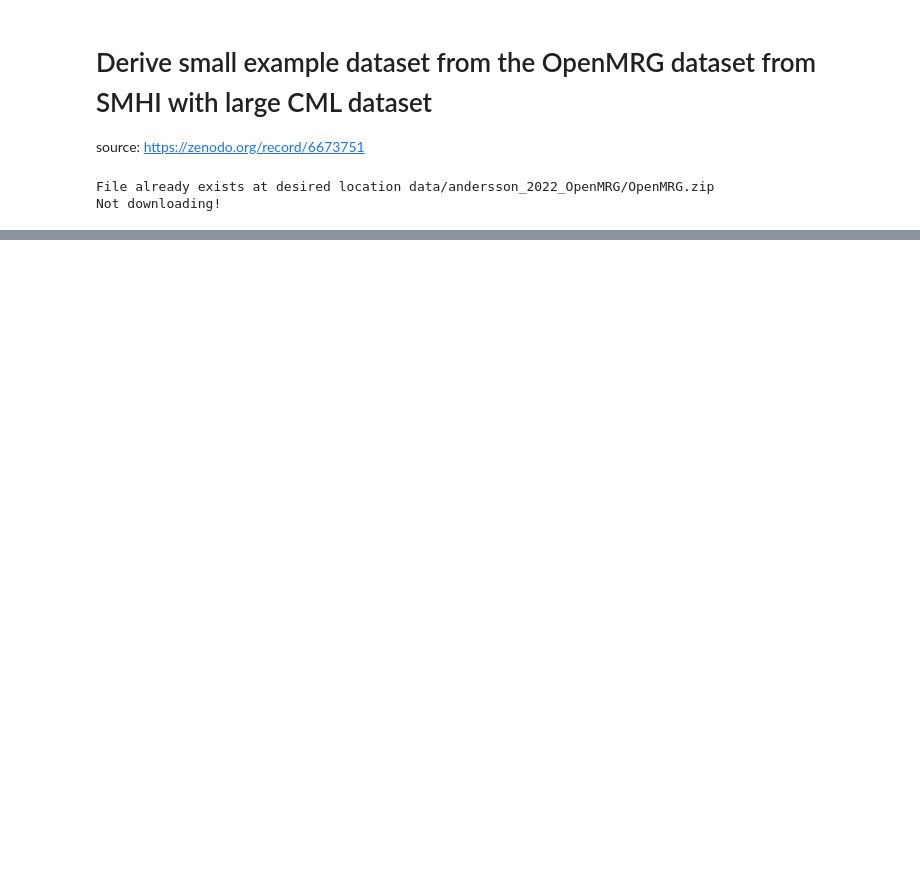
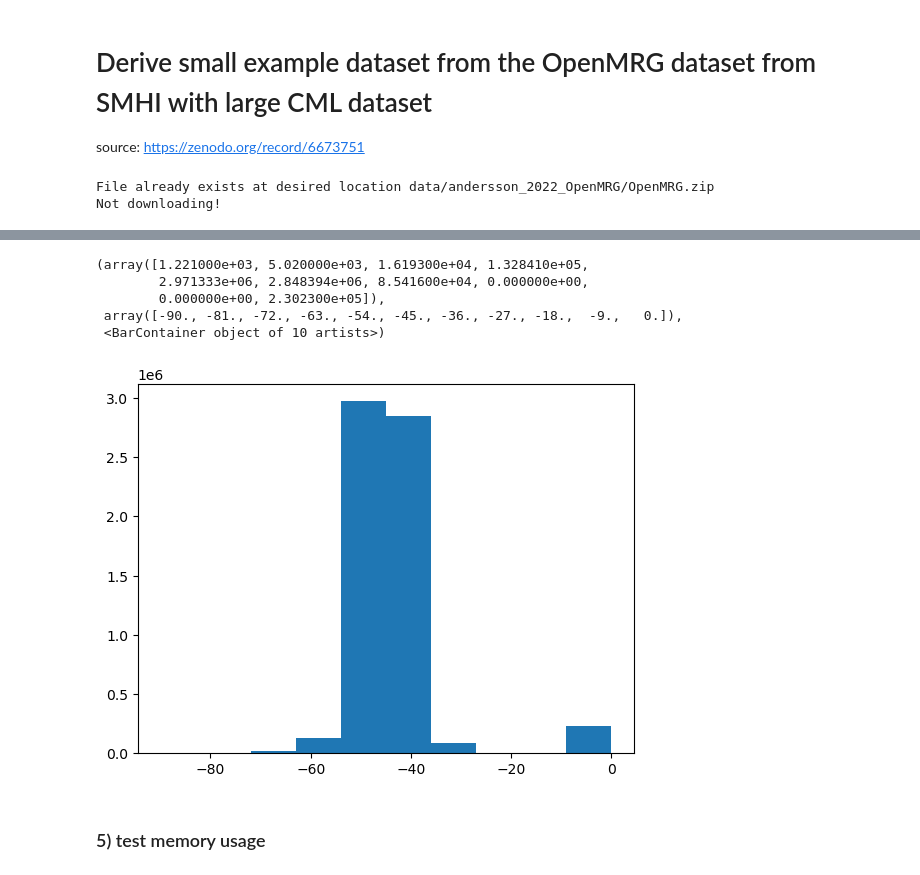
Before and after one commit to OpenSenseAction/OPENSENSE_sandbox, a Jupyter notebook: notebooks/data/create_small_openMRG_example.ipynb, the cells around one changed output, grey strips where cells are left out. Drawn from its saved outputs; the diff is of its cells as text; code cells hidden in the pictures; blank space fills up the shorter version.

```diff
--- a/notebooks/data/create_small_openMRG_example.ipynb
+++ b/notebooks/data/create_small_openMRG_example.ipynb
@@ -118,0 +188,11 @@ ds_multindex.to_netcdf(
+# %%
+plt.hist(ds_linkbylink.rsl.fillna(0).values.ravel())
+# %% [output]
+(array([1.221000e+03, 5.020000e+03, 1.619300e+04, 1.328410e+05,
+        2.971333e+06, 2.848394e+06, 8.541600e+04, 0.000000e+00,
+        0.000000e+00, 2.302300e+05]),
+ array([-90., -81., -72., -63., -54., -45., -36., -27., -18.,  -9.,   0.]),
+ <BarContainer object of 10 artists>)
+[figure, added]
+# %% [markdown]
+### 5) test memory usage
```
Also changed, not shown: parts of 29 cells of this notebook, 4 other files.
